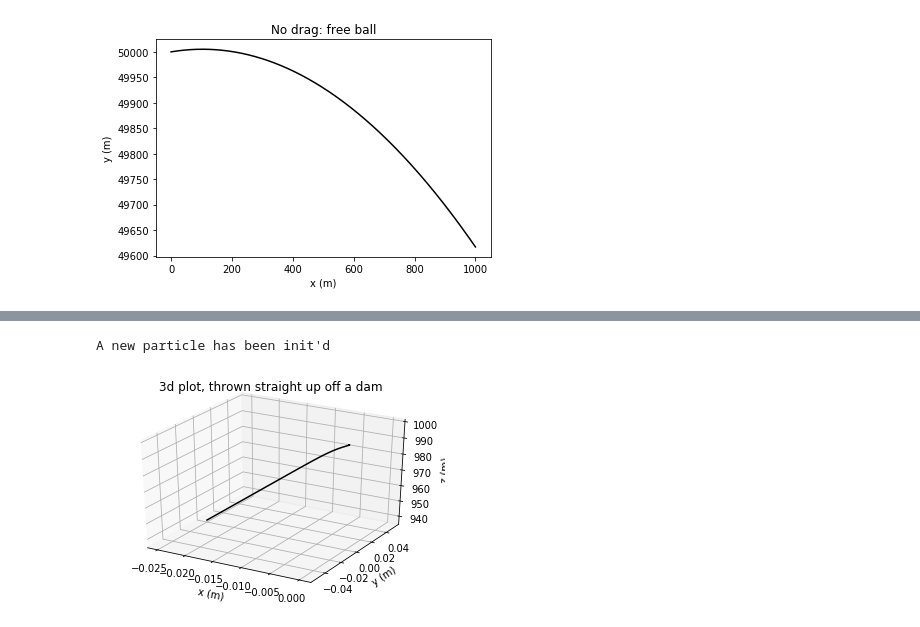
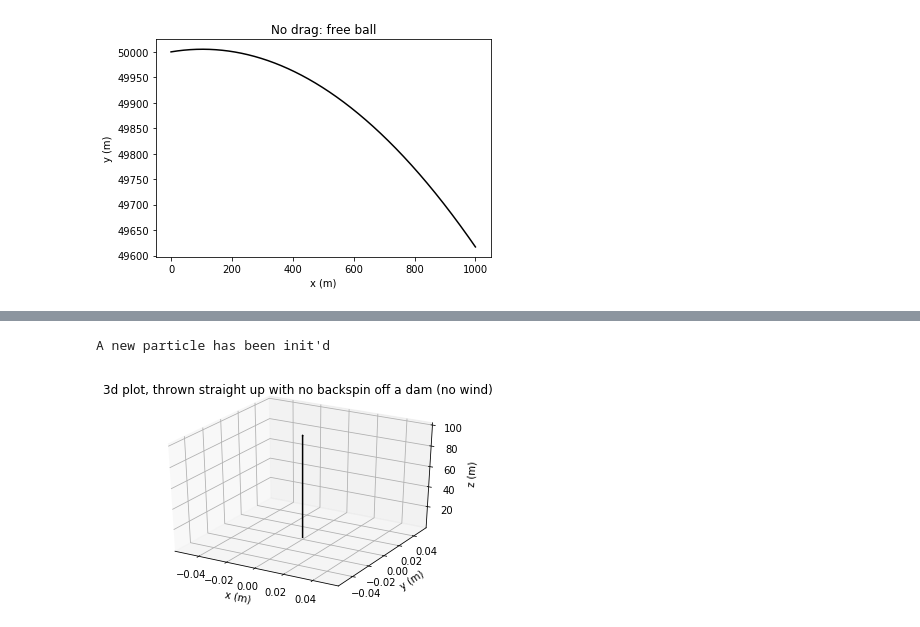
Before and after one commit to aton-physics/Lectures, a Jupyter notebook: Assignments/Assign2.ipynb, the cells around one changed output, grey strips where cells are left out. Drawn from its saved outputs; the diff is of its cells as text; code cells hidden in the pictures.

```diff
--- a/Assignments/Assign2.ipynb
+++ b/Assignments/Assign2.ipynb
@@ -65,8 +65,8 @@ run Particle.py
 # %%
-damball = Particle3D(0, 0, 0, 0, 1000, 1, 10.0, 0.01, "3d plot, thrown straight up off a dam", 0, 1, 0)
-damball.scipy_trajectory()
-damball.plot()
+damball = Particle3D(0, 0, 0, 0, 100, 1, 30, 0.01, "3d plot, thrown straight up with no backspin off a dam (no wind)", 0, 0, 0)
+damball.RK4_trajectory()
+damball.RK4_plot()
 #x0=0.0, v_x0=0.0,  y0=0.0, v_y0 = 0.0, z = 100.0, v_z0 = 0.0, tf = 10.0, dt = 0.01, tag = "tag", omegax = 0.0, omegay = 0.0, omegaz = 0.0
 # %% [output]
 A new particle has been init'd
-[figure, old version]
+[figure, new version]
```
Also changed, not shown: parts of 16 cells of this notebook.
